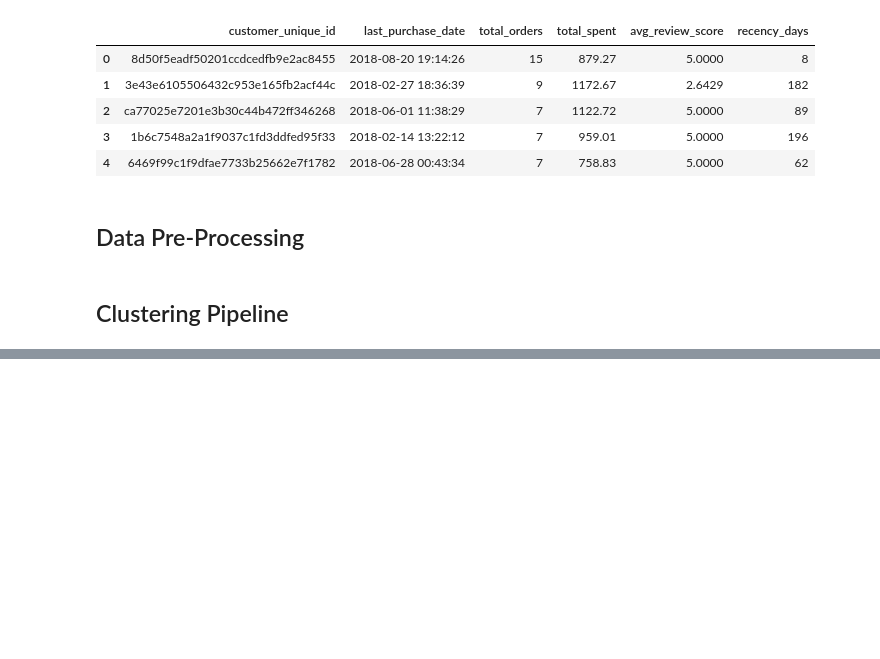
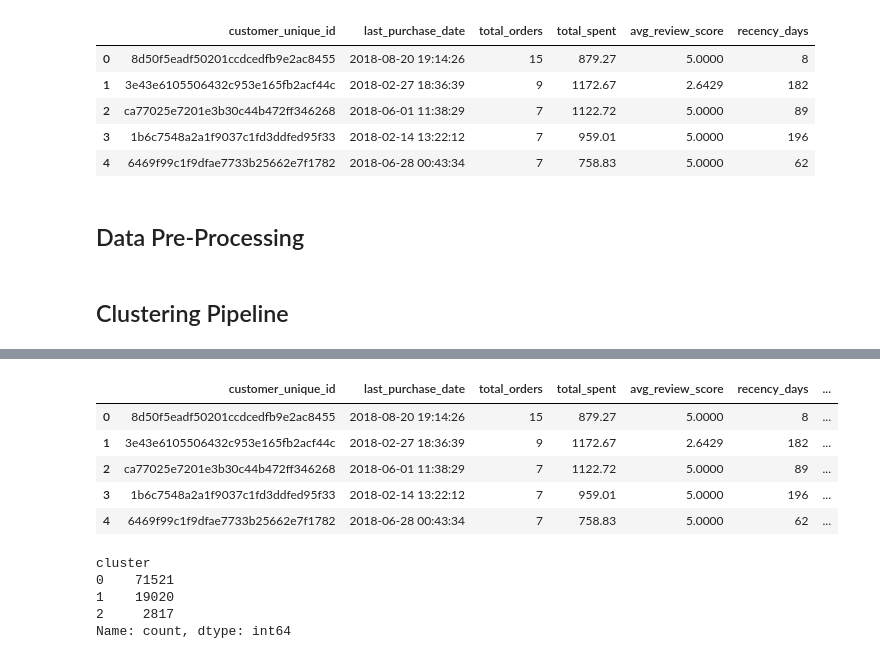
Before and after one commit to Shailya777/agentic-data-hub, a Jupyter notebook: notebooks/train_RFM_model.ipynb, the cells around one changed output, grey strips where cells are left out. Cells and saved outputs as stored; diff of their text form; code cells hidden in the pictures; blank space fills up the shorter version.

```diff
--- a/notebooks/train_RFM_model.ipynb
+++ b/notebooks/train_RFM_model.ipynb
@@ -148,0 +151,2 @@ full_pipeline= Pipeline(
+# %%
+full_pipeline.fit(X)
@@ -148,0 +165,20 @@ full_pipeline= Pipeline(
+# %%
+# Getting Cluster Assignments as new Column:
+df['cluster']= full_pipeline.predict(X)
+# %%
+df.head()
+# %% [output]
+|  | customer_unique_id | last_purchase_date | total_orders | total_spent | avg_review_score | recency_days | ... |
+| 0 | 8d50f5eadf50201ccdcedfb9e2ac8455 | 2018-08-20 19:14:26 | 15 | 879.27 | 5.0000 | 8 | ... |
+| 1 | 3e43e6105506432c953e165fb2acf44c | 2018-02-27 18:36:39 | 9 | 1172.67 | 2.6429 | 182 | ... |
+| 2 | ca77025e7201e3b30c44b472ff346268 | 2018-06-01 11:38:29 | 7 | 1122.72 | 5.0000 | 89 | ... |
+| 3 | 1b6c7548a2a1f9037c1fd3ddfed95f33 | 2018-02-14 13:22:12 | 7 | 959.01 | 5.0000 | 196 | ... |
+| 4 | 6469f99c1f9dfae7733b25662e7f1782 | 2018-06-28 00:43:34 | 7 | 758.83 | 5.0000 | 62 | ... |
+# %%
+df['cluster'].value_counts()
+# %% [output]
+cluster
+0    71521
+1    19020
+2     2817
+Name: count, dtype: int64
```
Also changed, not shown: parts of 2 cells of this notebook.
